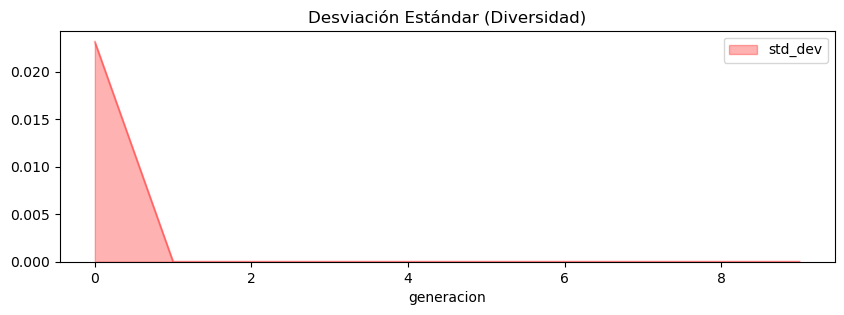
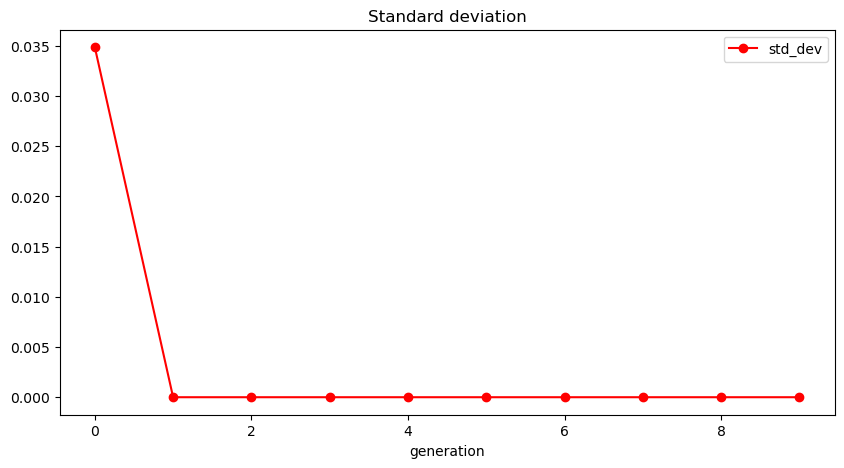
Code edit (unified diff) that turned the first committed figure into the second:
--- before
+++ after
@@ -1,4 +1,3 @@
-# Usando un área rellena para ver la pérdida de diversidad
-results_log.plot(x="generacion", y="std_dev", kind="area", 
-                color="red", alpha=0.3, figsize=(10, 3),
-                title="Desviación Estándar (Diversidad)")
+results_log.plot(x="generation", y="std_dev", kind="line", 
+                color="red", marker="o", figsize=(10, 5),
+                title="Standard deviation")

Commit: Algorithms' tests created.